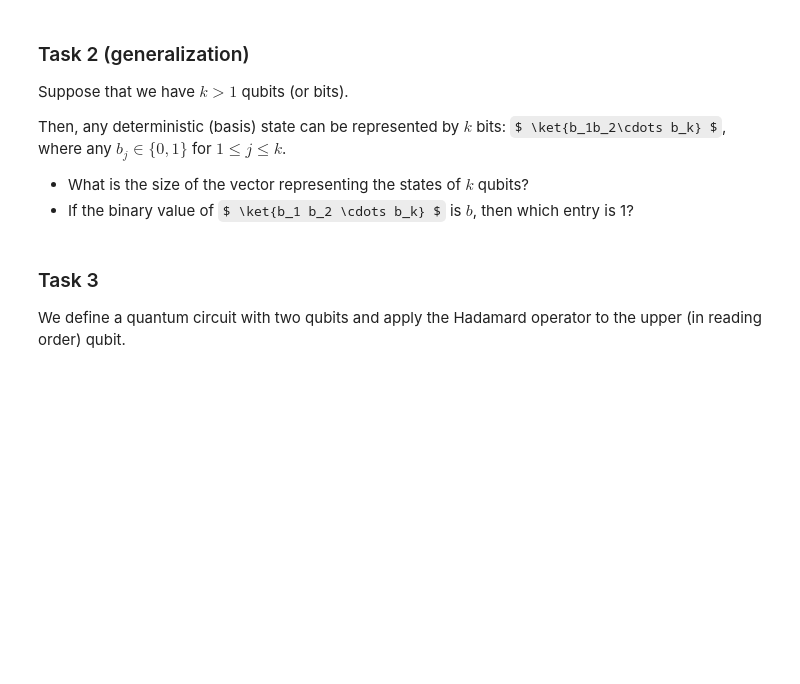
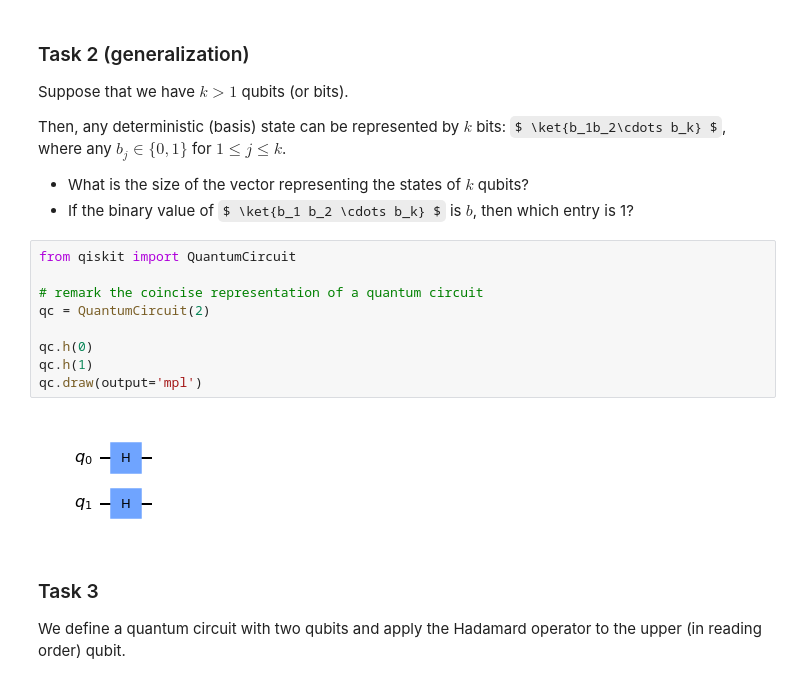
Before and after one commit to hassanafridi/QBronze38, a Jupyter notebook: QBronze38/exercises.ipynb, the cells around one changed output. Drawn from its saved outputs; the diff is of its cells as text; some formulas as TeX source; blank space fills up the shorter version.

```diff
--- a/QBronze38/exercises.ipynb
+++ b/QBronze38/exercises.ipynb
@@ -2702,6 +2710,17 @@ Suppose that we have $ k>1 $ qubits (or bits).
 Then, any deterministic (basis) state can be represented by $ k $ bits:  $ \ket{b_1b_2\cdots b_k} $, where any $ b_j \in \{0,1\} $ for $ 1 \leq j \leq k $.
 - What is the size of the vector representing the states of $k$ qubits?
 - If the binary value of $ \ket{b_1 b_2 \cdots b_k} $ is $ b $, then which entry is 1?
+# %%
+from qiskit import QuantumCircuit
+
+# remark the coincise representation of a quantum circuit
+qc = QuantumCircuit(2)
+
+qc.h(0)
+qc.h(1)
+qc.draw(output='mpl')
+# %% [output]
+[figure, added]
 # %% [markdown]
 <h3> Task 3 </h3>
 
```
Also changed, not shown: parts of 72 cells of this notebook.
